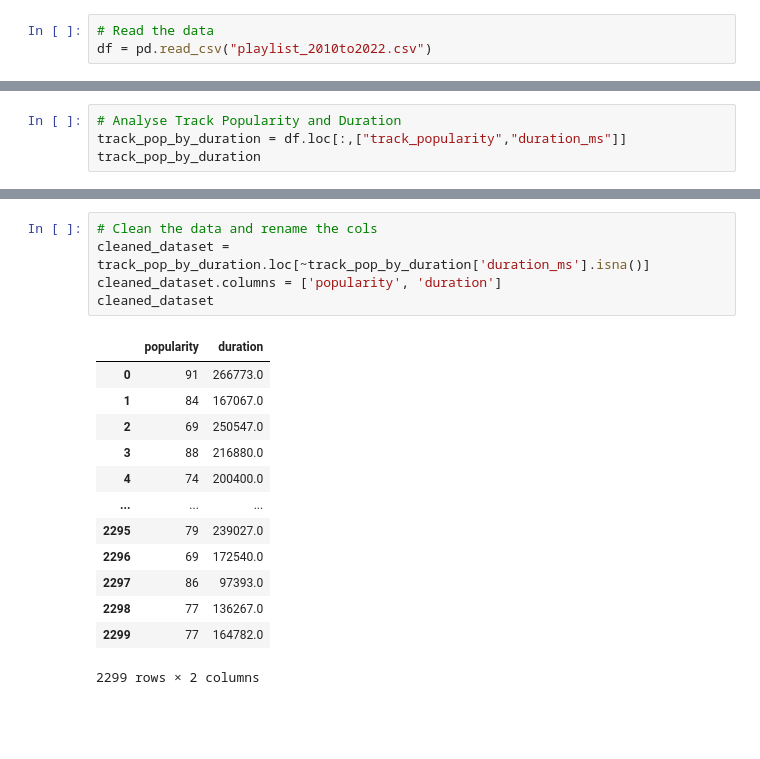
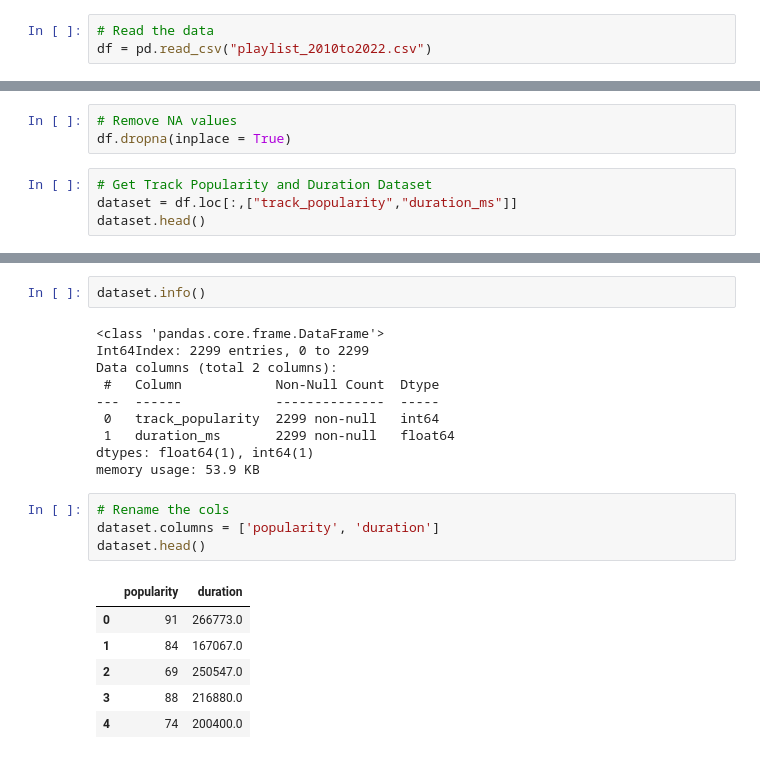
Before and after one commit to SVA44/machine-learning-spotify, a Jupyter notebook: spotify_track_popularity.ipynb, the cells around one changed output, grey strips where cells are left out. Drawn from its saved outputs; the diff is of its cells as text; blank space fills up the shorter version.

```diff
--- a/spotify_track_popularity.ipynb
+++ b/spotify_track_popularity.ipynb
@@ -31,7 +68,10 @@ dtype: object
+# %%
+# Remove NA values
+df.dropna(inplace = True)
 # %%
-# Analyse Track Popularity and Duration
-track_pop_by_duration = df.loc[:,["track_popularity","duration_ms"]]
-track_pop_by_duration
+# Get Track Popularity and Duration Dataset
+dataset = df.loc[:,["track_popularity","duration_ms"]]
+dataset.head()
 # %% [output]
 |  | track_popularity | duration_ms |
 | 0 | 91 | 266773.0 |
@@ -55,19 +86,23 @@ nan_indices
+# %%
+dataset.info()
+# %% [output]
+<class 'pandas.core.frame.DataFrame'>
+Int64Index: 2299 entries, 0 to 2299
+Data columns (total 2 columns):
+ #   Column            Non-Null Count  Dtype
+---  ------            --------------  -----
+ 0   track_popularity  2299 non-null   int64
+ 1   duration_ms       2299 non-null   float64
+dtypes: float64(1), int64(1)
+memory usage: 53.9 KB
 # %%
-# Clean the data and rename the cols
-cleaned_dataset = track_pop_by_duration.loc[~track_pop_by_duration['duration_ms'].isna()]
-cleaned_dataset.columns = ['popularity', 'duration']
-cleaned_dataset
+# Rename the cols
+dataset.columns = ['popularity', 'duration']
+dataset.head()
 # %% [output]
 |  | popularity | duration |
 | 0 | 91 | 266773.0 |
 | 1 | 84 | 167067.0 |
 | 2 | 69 | 250547.0 |
 | 3 | 88 | 216880.0 |
 | 4 | 74 | 200400.0 |
-| ... | ... | ... |
-| 2295 | 79 | 239027.0 |
-| 2296 | 69 | 172540.0 |
-| 2297 | 86 | 97393.0 |
-| 2298 | 77 | 136267.0 |
-| 2299 | 77 | 164782.0 |
-2299 rows × 2 columns
```
Also changed, not shown: parts of 25 cells of this notebook.
